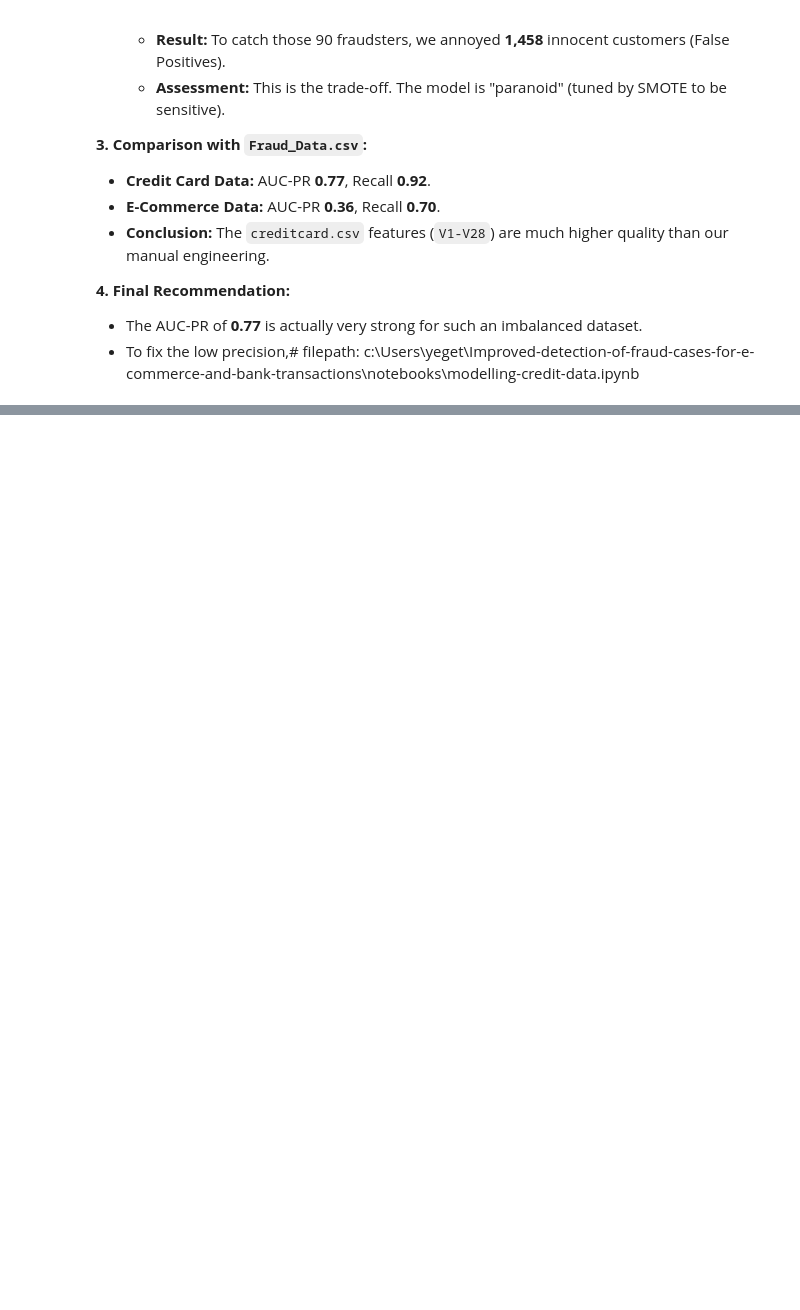
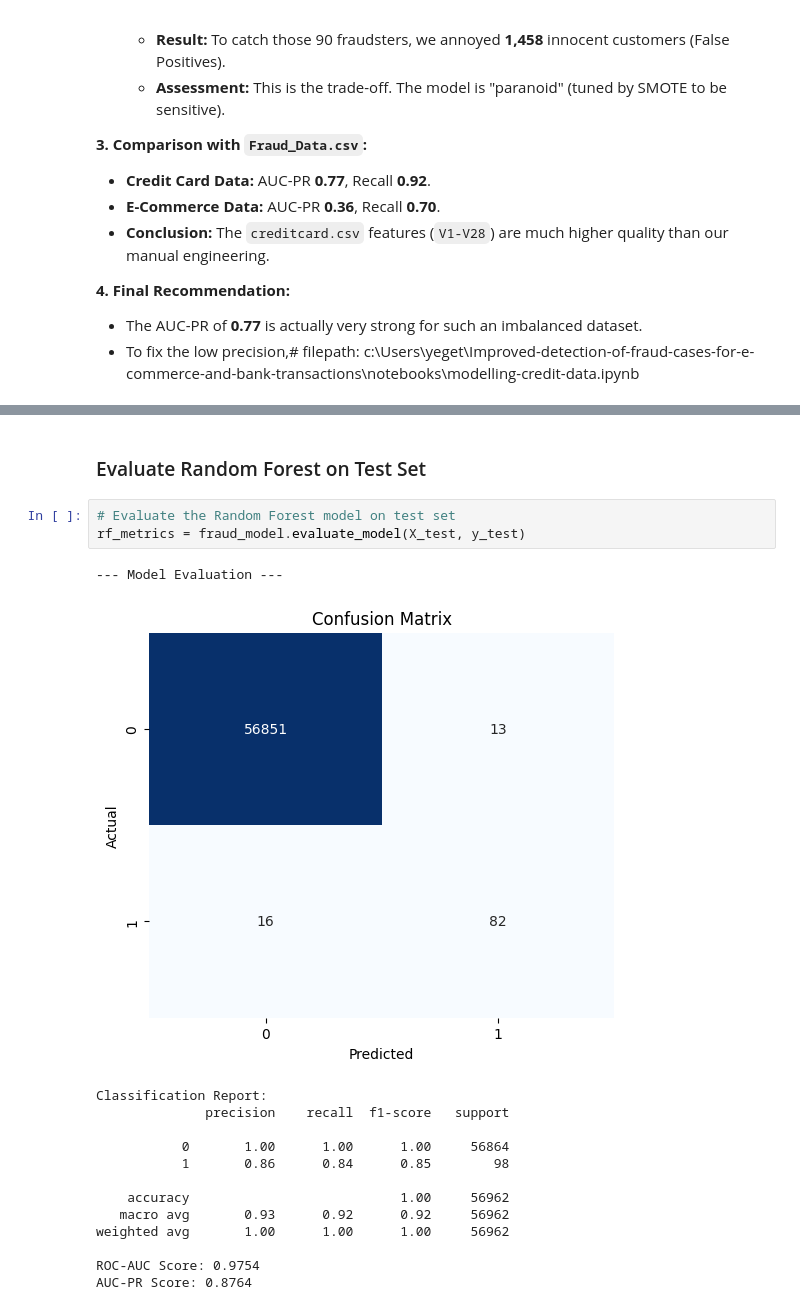
Before and after one commit to MYGBM/Improved-detection-of-fraud-cases-for-e-commerce-and-bank-transactions, a Jupyter notebook: notebooks/modelling-credit-data.ipynb, the cells around one changed output, grey strips where cells are left out. Drawn from its saved outputs; the diff is of its cells as text; blank space fills up the shorter version.

```diff
--- a/notebooks/modelling-credit-data.ipynb
+++ b/notebooks/modelling-credit-data.ipynb
@@ -221,0 +273,20 @@ AUC-PR Score: 0.7703
+# %% [markdown]
+### Evaluate Random Forest on Test Set
+# %%
+# Evaluate the Random Forest model on test set
+rf_metrics = fraud_model.evaluate_model(X_test, y_test)
+# %% [output]
+--- Model Evaluation ---
+[figure, added]
+Classification Report:
+              precision    recall  f1-score   support
+
+           0       1.00      1.00      1.00     56864
+           1       0.86      0.84      0.85        98
+
+    accuracy                           1.00     56962
+   macro avg       0.93      0.92      0.92     56962
+weighted avg       1.00      1.00      1.00     56962
+
+ROC-AUC Score: 0.9754
+AUC-PR Score: 0.8764
```
Also changed, not shown: parts of 11 cells of this notebook, 3 other files.
